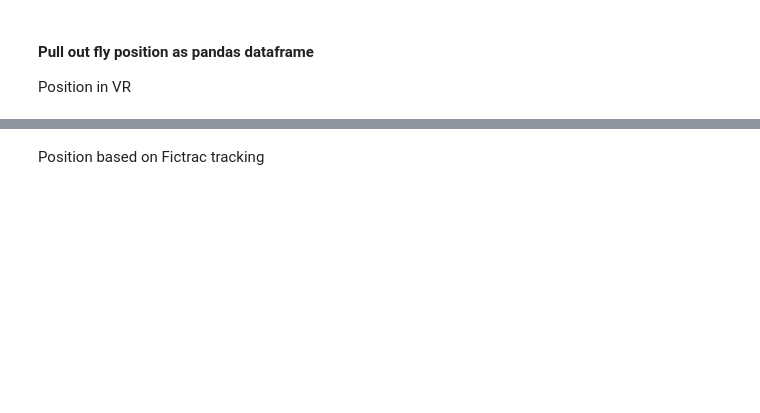
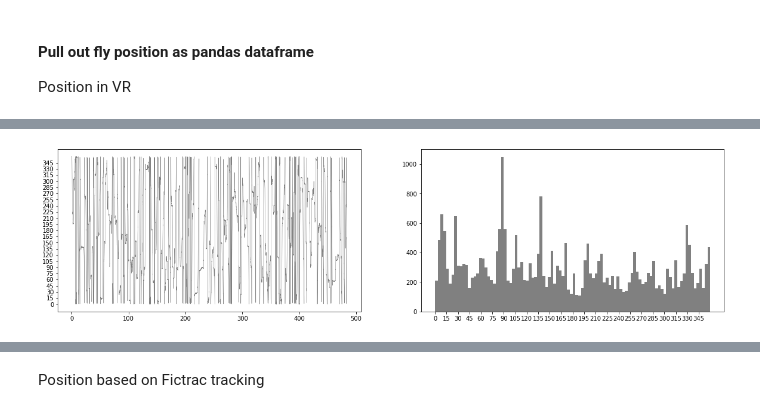
Before and after one commit to hjmh/unityvr, a Jupyter notebook: unityvr/scripts/parseUnityLog.ipynb, the cells around one changed output, grey strips where cells are left out. Drawn from its saved outputs; the diff is of its cells as text; code cells hidden in the pictures; blank space fills up the shorter version.

```diff
--- a/unityvr/scripts/parseUnityLog.ipynb
+++ b/unityvr/scripts/parseUnityLog.ipynb
@@ -17,7 +17,7 @@ from unityvr.preproc import logproc
 from unityvr.viz import viz
 # %%
 dirName = "../sample/"
-fileName = 'Log_2021-07-18_17-32-12_testFeaturePos.json'
+fileName = 'Log_2021-07-26_18-38-22_DL_f07_behav_panA1_t01.json'
 
 dat = logproc.openUnityLog(dirName, fileName)
 
@@ -68,7 +117,11 @@ plt.colorbar(cb,cax=axs[1], label='head direction [degree]')
 # %%
-fig, axs = plt.subplots(1,2,figsize=(10,5), gridspec_kw={'width_ratios':[20,1]})
+fig, axs = plt.subplots(1,2,figsize=(20,5))
 axs[0].plot(posDf.time,posDf.angle,color='grey', linewidth=0.5)
-cb = axs[0].scatter(posDf.time,posDf.angle,s=5,c=posDf.angle, cmap='hsv')
+axs[0].set_yticks(np.arange(0, 360, 15));
+axs[1].hist(posDf.angle[0:round(len(posDf.angle)/2)],color='grey', bins=100)
+axs[1].set_xticks(np.arange(0, 360, 15));
+# %% [output]
+[figure, added]
 # %%
 vt = np.hypot(posDf.dx*dc2cm, posDf.dy*dc2cm)/posDf.dt
 vr = np.diff(posDf.angle*np.pi/180)/posDf.dt[1:]
```
Also changed, not shown: parts of 20 cells of this notebook.
